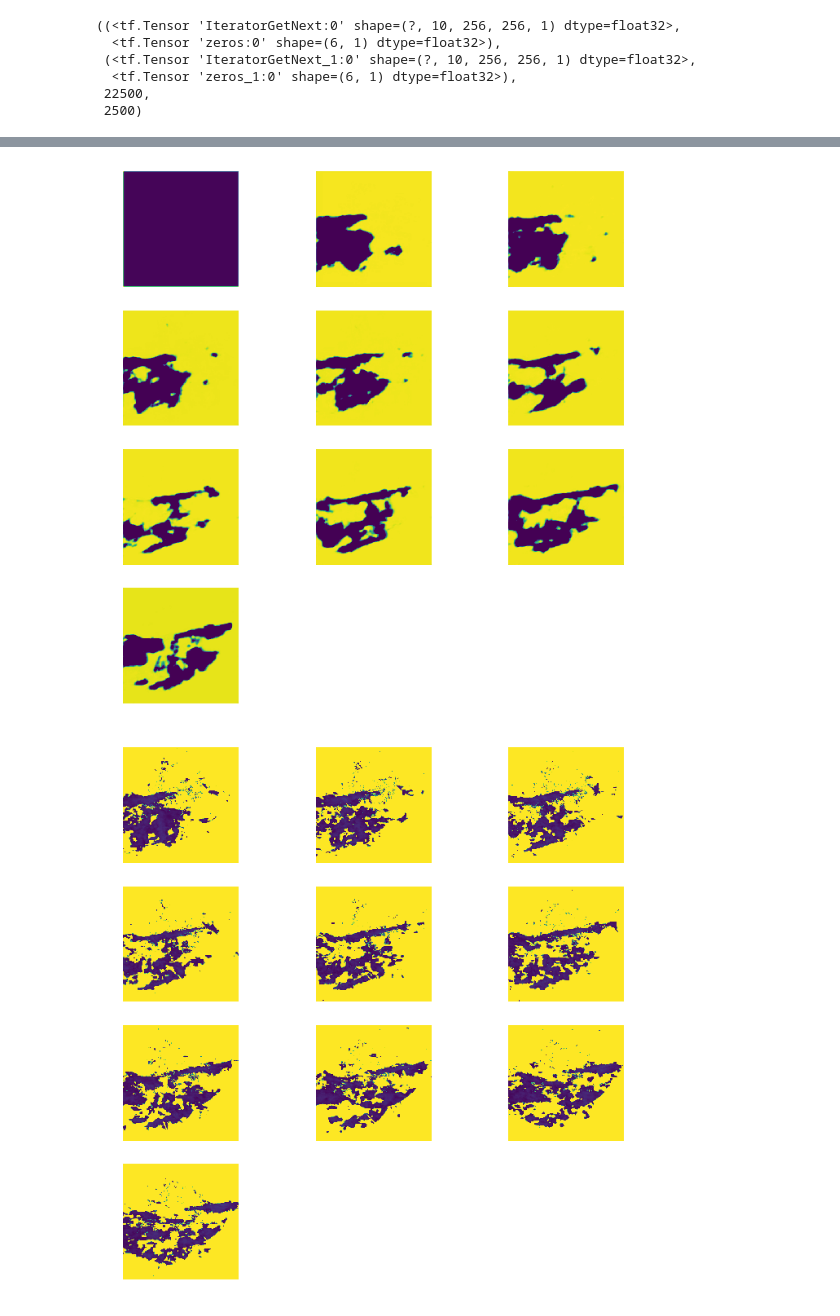
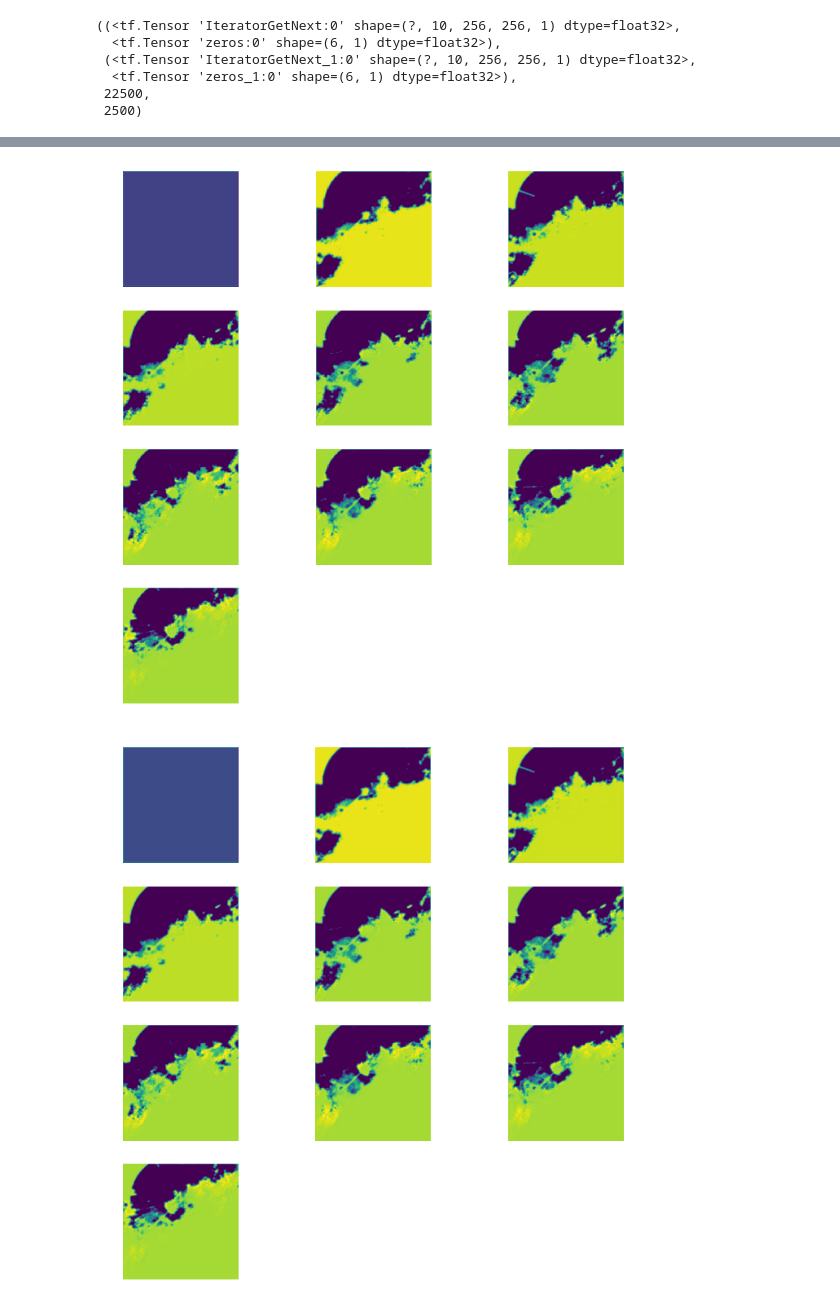
Before and after one commit to ChessWarrior/pred-rain, a Jupyter notebook: yang/evaluation.ipynb, the cells around one changed output, grey strips where cells are left out. Cells and saved outputs as stored; diff of their text form; code cells hidden in the pictures.

```diff
--- a/yang/evaluation.ipynb
+++ b/yang/evaluation.ipynb
@@ -31,8 +50,10 @@ P.get_model(mt, output_mode='prediction')
 # %%
-P.load(ModelType.PredNetLeakyRelu, 256, pred_mode, 2, by_name=True)
+P.load(ModelType.PredNetLeakyRelu, 256, pred_mode, 2, by_name=True, comment='nt5_from_scratch')
 # %%
-x, y = P.val_tensors
+x, y = P.trn_tensors
 sess = K.get_session()
+x_np = x.eval(session=sess)[0][None]
 # %%
-p = P.model.predict(x, verbose=1, steps=1)
+p = P.model.predict(x_np, verbose=1)
+d = P.denorm(p)
 # %% [output]
@@ -42,8 +65,10 @@ t = P.denorm(p)
 # %%
-plots(t[0], figsize=(12, 12), rows=4)
+plots((d[0]), figsize=(12, 12), rows=4)
 # %% [output]
-[figure, old version]
+[figure, new version]
+# %%
+resized = [cv2.resize(o, (501, 501))[:,:,None] for o in d[0]]
 # %%
-plots(x.eval(session=sess)[0], figsize=(12, 12), rows=4)
+plots((resized), figsize=(12, 12), rows=4)
 # %% [output]
-[figure, old version]
+[figure, new version]
```
Also changed, not shown: parts of 11 cells of this notebook, 4 other files.
